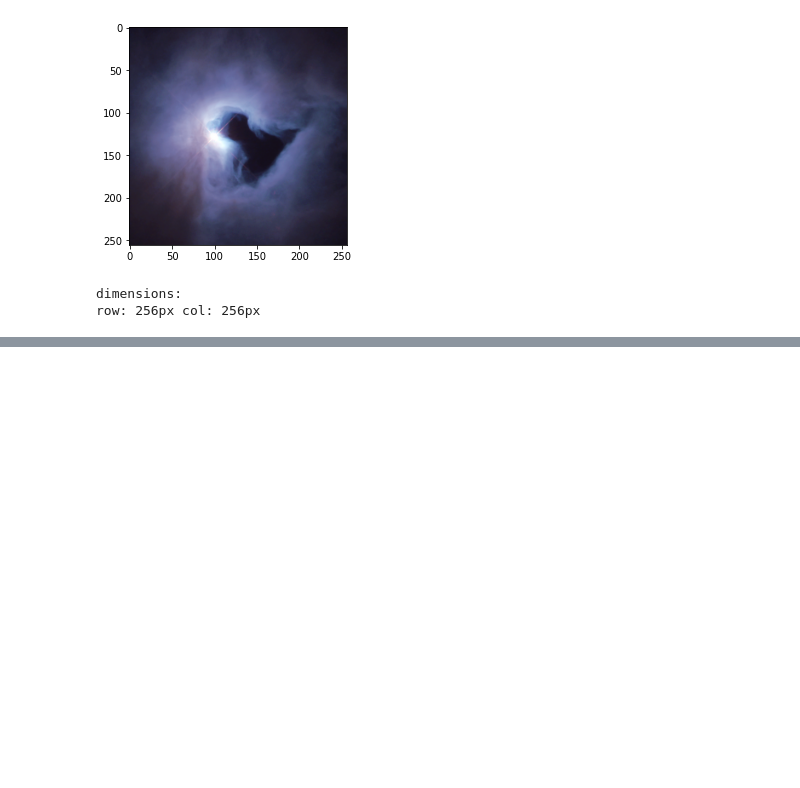
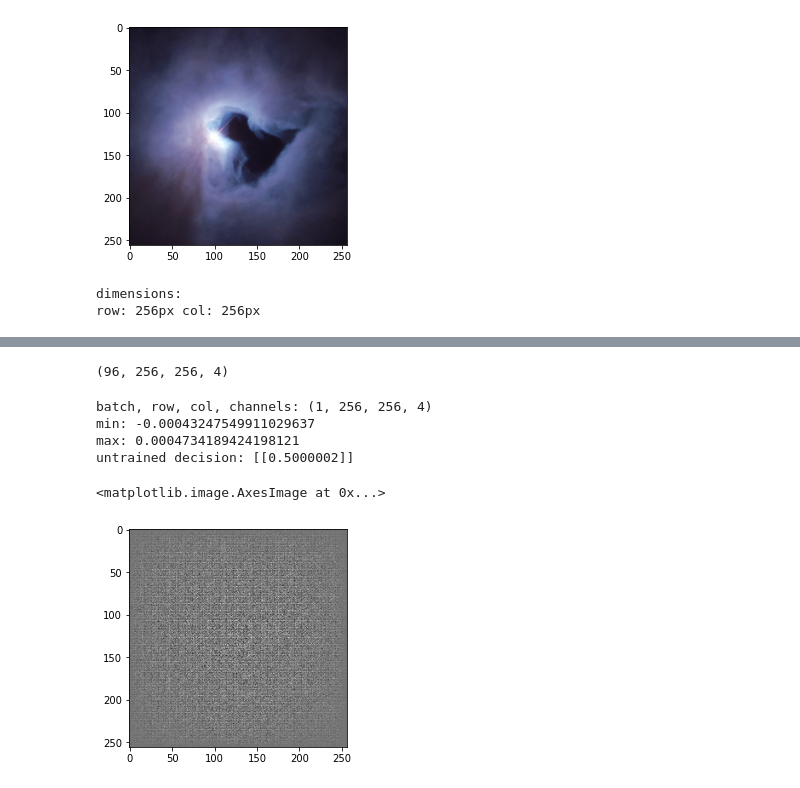
Before and after one commit to hashirkz/hubble_telescope_gan, a Jupyter notebook: hubble_tlsc.ipynb, the cells around one changed output, grey strips where cells are left out. Cells and saved outputs as stored; diff of their text form; code cells hidden in the pictures; blank space fills up the shorter version.

Commit message:
created generator discriminator dcgan

```diff
--- a/hubble_tlsc.ipynb
+++ b/hubble_tlsc.ipynb
@@ -100,0 +100,78 @@ def imgs_to_csv(dirname: str, dest: str='hubble_data.csv'):
+# %%
+# reads training/sample data to a ndarray and sets hyperparameters
+BUFFER_SIZE = 99
+BATCH_SIZE = 11
+
+dirname = './hubble_imgs_fixed/'
+imgs = []
+
+for basename in os.listdir('./hubble_imgs_fixed'):
+    cur = plt.imread(f'{dirname}{basename}', format='png')
+    imgs.append(cur)
+
+TRAIN = np.array(imgs)
+np.random.shuffle(TRAIN)
+print(TRAIN.shape)
+# %% [output]
+(96, 256, 256, 4)
+# %%
+# discriminator/classifier function for the gan
+# downsamples and maxpools 256, 256, 4 tensors representing rgba imgs to a probability between 0 and 1 that the img is real
+def make_discriminator(img_dim=(256, 256, 4), num_filters=64, num_layers=8):
+    model = keras.Sequential()
+
+    # input/img layer 256, 256, 4 tensor with values in range [0, 1]
+    model.add(keras.layers.Input(shape=img_dim))
+
+    # hidden convolutional layers downscale tensor/img to range [0, 1]
+    for _ in range(num_layers):
+        model.add(keras.layers.Conv2D(num_filters, kernel_size=8, strides=2, padding='same'))
+        model.add(keras.layers.BatchNormalization())
+        model.add(keras.layers.LeakyReLU(alpha=0.3))
+
+    # output layer probability in range [0, 1] that img is real or fake
+    model.add(keras.layers.GlobalAveragePooling2D())
+    model.add(keras.layers.Dense(1, activation='sigmoid'))
+
+    return model
+# %%
+# generator function for the gan
+# upsamples a normally distributed 100, 1 tensor to 256, 256, 4 tensors representing rgba img
+def make_generator(latent_dim=(1, 100), num_filters=64, num_layers=7):
+    model = keras.Sequential()
+
+    # input/latent layer 100, 1 tensor with values normally distributed in the range [0, 1]
+    latent_row, latent_col = latent_dim
+    model.add(keras.layers.Dense(latent_col, input_dim=latent_col))
+    model.add(keras.layers.LeakyReLU(alpha=0.3))
+    model.add(keras.layers.Reshape((1, 1, latent_col)))
+
+    # num_layers hidden convolutional layers to upsample image to 256, 256, 4 rgba img
+    for _ in range(num_layers):
+        model.add(keras.layers.Conv2DTranspose(num_filters, kernel_size=4, strides=2, padding='same'))
+        model.add(keras.layers.LeakyReLU(alpha=0.3))
+        num_filters *= 2
+
+    # output layer
+    model.add(keras.layers.Conv2DTranspose(4, kernel_size=4, strides=2, padding='same', activation='tanh'))
+
+    return model
+
+
+
+generator = make_generator()
+disc = make_discriminator()
+
+noise = tf.random.normal([1, 100])
+generated_image = generator(noise, training=False)
+print(f'batch, row, col, channels: {*generated_image.shape,}')
+print(f'min: {np.min(generated_image)}\nmax: {np.max(generated_image)}')
+print(f'untrained decision: {disc(generated_image)}')
+plt.imshow(generated_image[0, :, :, 0], cmap='gray')
+# %% [output]
+batch, row, col, channels: (1, 256, 256, 4)
+min: -0.00043247549911029637
+max: 0.0004734189424198121
+untrained decision: [[0.5000002]]
+<matplotlib.image.AxesImage at 0x...>
+[figure, added]
```
Also changed, not shown: parts of 4 cells of this notebook.
